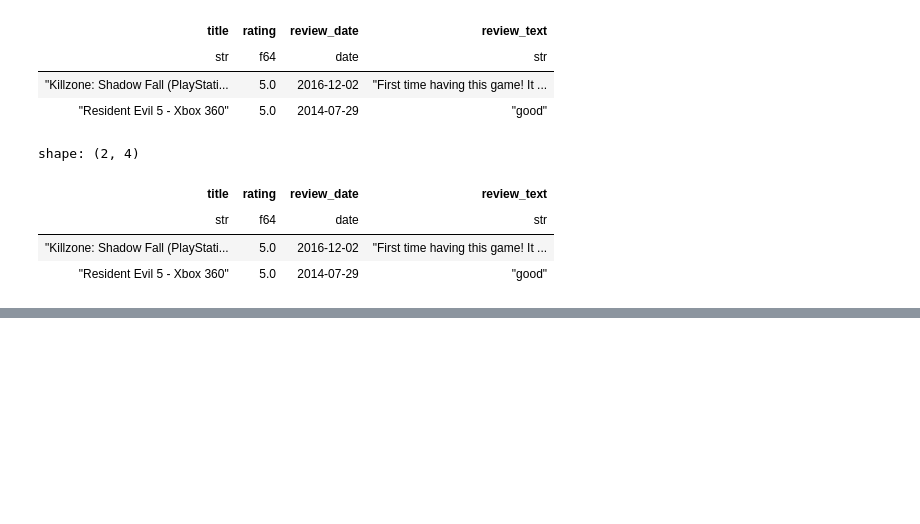
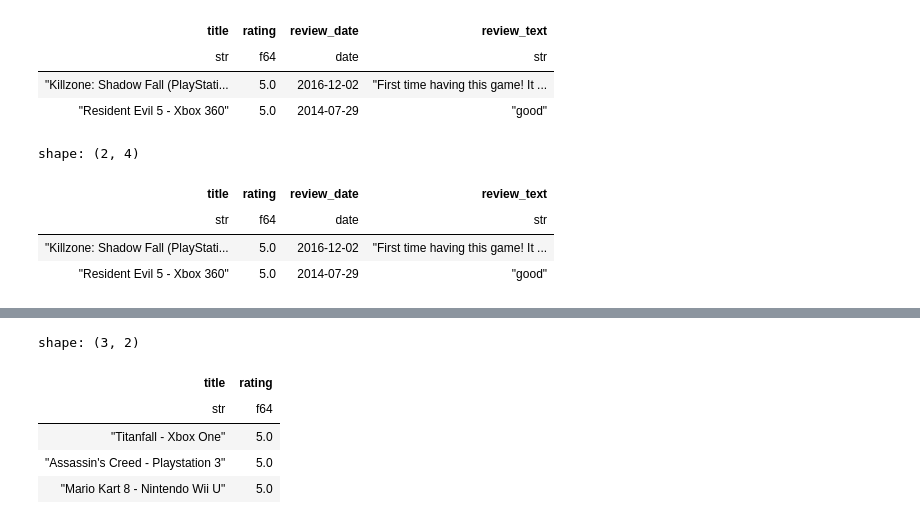
Before and after one commit to PacktPublishing/Data-Analysis-with-Polars, a Jupyter notebook: chapter_02/01_dataframes.ipynb, the cells around one changed output, grey strips where cells are left out. Cells and saved outputs as stored; diff of their text form; code cells hidden in the pictures; blank space fills up the shorter version.

```diff
--- a/chapter_02/01_dataframes.ipynb
+++ b/chapter_02/01_dataframes.ipynb
@@ -505,0 +534,10 @@ shape: (2, 4)
+# %%
+# Select 3 rows starting at row 5 for columns title and rating
+video_games_reviews[5:8, ['title', 'rating']]
+# %% [output]
+shape: (3, 2)
+| title | rating |
+| str | f64 |
+| "Titanfall - Xbox One" | 5.0 |
+| "Assassin's Creed - Playstation 3" | 5.0 |
+| "Mario Kart 8 - Nintendo Wii U" | 5.0 |
```
Also changed, not shown: parts of 16 cells of this notebook.
